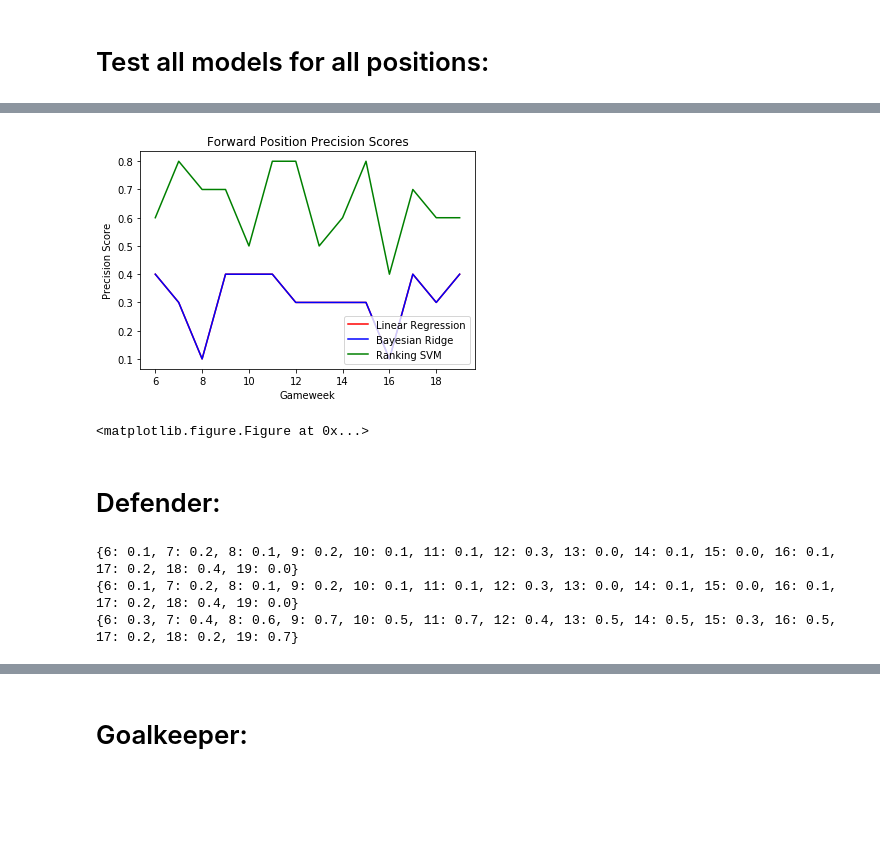
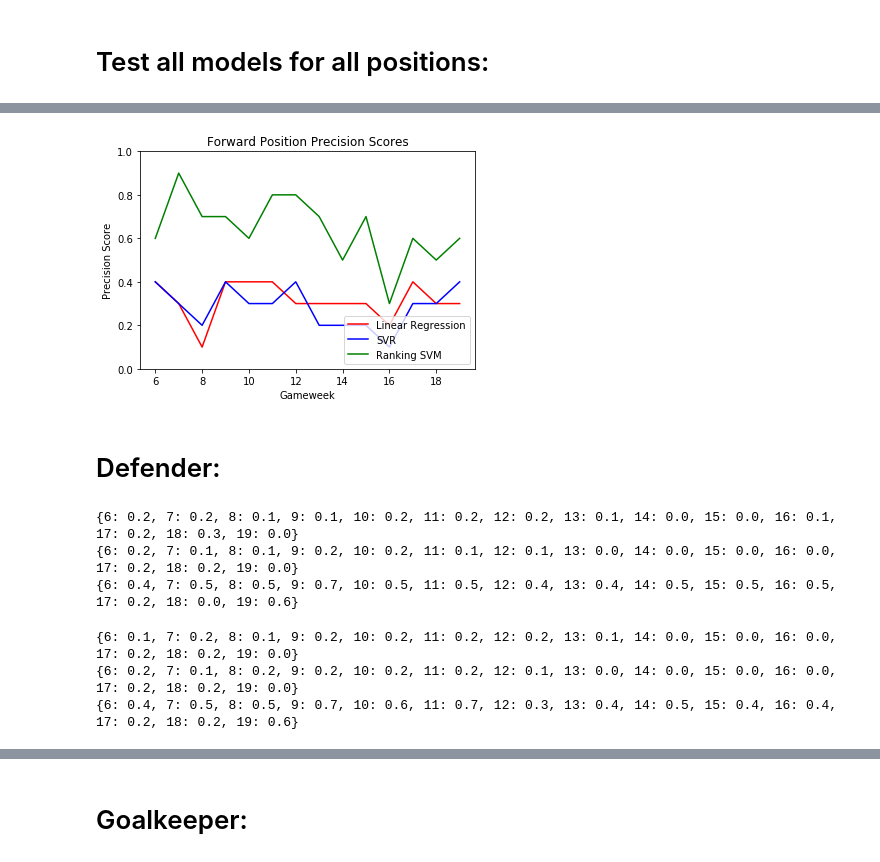
Before and after one commit to rivaldo4t/RecommendationOnFantasyLeague-ROFL, a Jupyter notebook: dataScrape_SB1.ipynb, the cells around one changed output, grey strips where cells are left out. Drawn from its saved outputs; the diff is of its cells as text; code cells hidden in the pictures; blank space fills up the shorter version.

```diff
--- a/dataScrape_SB1.ipynb
+++ b/dataScrape_SB1.ipynb
@@ -624,14 +280,4 @@ X_train_players_glk_avg_df = X_train_players_glk_avg_df.loc[:, X_train_players_g
 # %%
-usecols = ['assists', 'attempted_passes', 'big_chances_created', 'big_chances_missed', 'bonus', 'bps', 'clean_sheets',
-'clearances_blocks_interceptions', 'completed_passes', 'creativity', 'dribbles', 'ea_index', 'errors_leading_to_goal', 'errors_leading_to_goal_attempt',
-'fouls', 'goals_conceded', 'goals_scored', 'ict_index', 'influence', 'key_passes', 'minutes', 'offside', 'open_play_crosses',
-'own_goals', 'penalties_conceded', 'penalties_missed', 'penalties_saved', 'recoveries', 'red_cards', 'saves', 'selected', 'tackled',
-'tackles', 'target_missed', 'threat', 'transfers_balance', 'total_points', 'history_points', 'value', 'yellow_cards']
-
-print players_gw_1718_df.columns
-
-
-
 X_test_df = players_gw_1718_df.copy()
 # count = 0
 for i,j in X_test_df.groupby(level=0):
@@ -986,7 +643,7 @@ def calculate_precision_one_gw(Y_true_df, Y_pred_df, num=10):
 # %%
-fwd_features = ['assists', 'big_chances_missed', 'dribbles', 'fouls', 'penalties_missed',
+fwd_features = ['assists', 'big_chances_missed', 'dribbles', 'penalties_missed',
                 'goals_scored', 'minutes', 'tackled',
-                'target_missed', 'value']
+                'target_missed']
 
 mid_features = ['assists', 'big_chances_created', 'completed_passes', 'dribbles', 'fouls',
                 'goals_scored', 'key_passes', 'minutes', 'open_play_crosses',
@@ -994,7 +651,7 @@ mid_features = ['assists', 'big_chances_created', 'completed_passes', 'dribbles'
 
 def_features = ['clean_sheets', 'clearances_blocks_interceptions',
                'errors_leading_to_goal',
-               'fouls', 'goals_conceded', 'minutes', 'own_goals', 'tackles', 'value']
+               'goals_conceded', 'minutes', 'own_goals', 'tackles']
 
 glk_features = ['clean_sheets',
                'fouls', 'goals_conceded', 'minutes', 'own_goals', 'penalties_conceded',
@@ -1002,14 +659,9 @@ glk_features = ['clean_sheets',
 
 
 
-fwd_implicit_features = ['bonus', 'bps', 'ict_index']
-mid_implicit_features = ['bonus', 'ict_index']
-def_implicit_features = ['bonus']
+fwd_implicit_features = ['bonus', 'bps', 'creativity', 'threat']
+mid_implicit_features = ['bonus', 'ict_index', 'creativity']
+def_implicit_features = ['bonus', 'influence']
 glk_implicit_features = ['bonus', 'bps', 'ict_index']
 
 past_history_features = ['history_points']
-
-
-print fwd_features
-x_features = fwd_features + implicit_features
-print x_features
@@ -1252,0 +844,6 @@ print svr
+# %%
+lin_f2, svr_f2, bayes_ridge_f2, svm_rank_f2 = get_forward_results(fwd_features +past_history_features)
+
+print lin_f2
+print svr_f2
+print svm_rank_f2
@@ -1253,37 +915,47 @@ print svr
 # %%
 import matplotlib.pyplot as plt
 
 gw = range(6,20)
 
 
-plt.plot(gw, lin.values(), 'r', label='Linear Regression')
-plt.plot(gw, bayes_ridge.values(), 'b', label='Bayesian Ridge')
-plt.plot(gw, svm_rank.values(), 'g', label='Ranking SVM')
+plt.plot(gw, lin_f2.values(), 'r', label='Linear Regression')
+plt.plot(gw, svr_f2.values(), 'b', label='SVR')
+plt.plot(gw, svm_rank_f2.values(), 'g', label='Ranking SVM')
 plt.ylabel('Precision Score')
 plt.xlabel('Gameweek')
 plt.legend(loc='lower right')
 plt.title('Forward Position Precision Scores')
-plt.show()
-plt.savefig('forward_precision.png')
+plt.ylim(0,1)
+#plt.show()
+plt.savefig('forward_precision.png', transparent=True)
 # %% [output]
-[figure, old version]
+[figure, new version]
-<matplotlib.figure.Figure at 0x...>
 # %% [markdown]
 # Defender:
 # %%
 
-lin, svr, bayes_ridge, svm_rank = get_defender_results(def_features)
+lin_f1, svr_f1, bayes_ridge_f1, svm_rank_f1 = get_defender_results(def_features)
 
-print lin
-print bayes_ridge
-print svm_rank
+print lin_f1
+print svr_f1
+print svm_rank_f1
 
 # def_neural_precision = neural_network(X_train_players_def_avg_df, Y_train_players_def_avg_df,
 #                                   X_test_players_def_gw_df, Y_test_players_def_gw_df)
 
 # print "Neural Networks: ", def_neural_precision
 # %% [output]
-{6: 0.1, 7: 0.2, 8: 0.1, 9: 0.2, 10: 0.1, 11: 0.1, 12: 0.3, 13: 0.0, 14: 0.1, 15: 0.0, 16: 0.1, 17: 0.2, 18: 0.4, 19: 0.0}
-{6: 0.1, 7: 0.2, 8: 0.1, 9: 0.2, 10: 0.1, 11: 0.1, 12: 0.3, 13: 0.0, 14: 0.1, 15: 0.0, 16: 0.1, 17: 0.2, 18: 0.4, 19: 0.0}
-{6: 0.3, 7: 0.4, 8: 0.6, 9: 0.7, 10: 0.5, 11: 0.7, 12: 0.4, 13: 0.5, 14: 0.5, 15: 0.3, 16: 0.5, 17: 0.2, 18: 0.2, 19: 0.7}
+{6: 0.2, 7: 0.2, 8: 0.1, 9: 0.1, 10: 0.2, 11: 0.2, 12: 0.2, 13: 0.1, 14: 0.0, 15: 0.0, 16: 0.1, 17: 0.2, 18: 0.3, 19: 0.0}
+{6: 0.2, 7: 0.1, 8: 0.1, 9: 0.2, 10: 0.2, 11: 0.1, 12: 0.1, 13: 0.0, 14: 0.0, 15: 0.0, 16: 0.0, 17: 0.2, 18: 0.2, 19: 0.0}
+{6: 0.4, 7: 0.5, 8: 0.5, 9: 0.7, 10: 0.5, 11: 0.5, 12: 0.4, 13: 0.4, 14: 0.5, 15: 0.5, 16: 0.5, 17: 0.2, 18: 0.0, 19: 0.6}
+# %%
+lin_f2, svr_f2, bayes_ridge_f2, svm_rank_f2 = get_defender_results(def_features +past_history_features)
+
+print lin_f2
+print svr_f2
+print svm_rank_f2
+# %% [output]
+{6: 0.1, 7: 0.2, 8: 0.1, 9: 0.2, 10: 0.2, 11: 0.2, 12: 0.2, 13: 0.1, 14: 0.0, 15: 0.0, 16: 0.0, 17: 0.2, 18: 0.2, 19: 0.0}
+{6: 0.2, 7: 0.1, 8: 0.2, 9: 0.2, 10: 0.2, 11: 0.2, 12: 0.1, 13: 0.0, 14: 0.0, 15: 0.0, 16: 0.0, 17: 0.2, 18: 0.2, 19: 0.0}
+{6: 0.4, 7: 0.5, 8: 0.5, 9: 0.7, 10: 0.6, 11: 0.7, 12: 0.3, 13: 0.4, 14: 0.5, 15: 0.4, 16: 0.4, 17: 0.2, 18: 0.2, 19: 0.6}
 # %%
```
Also changed, not shown: parts of 108 cells of this notebook, 5 other files.
